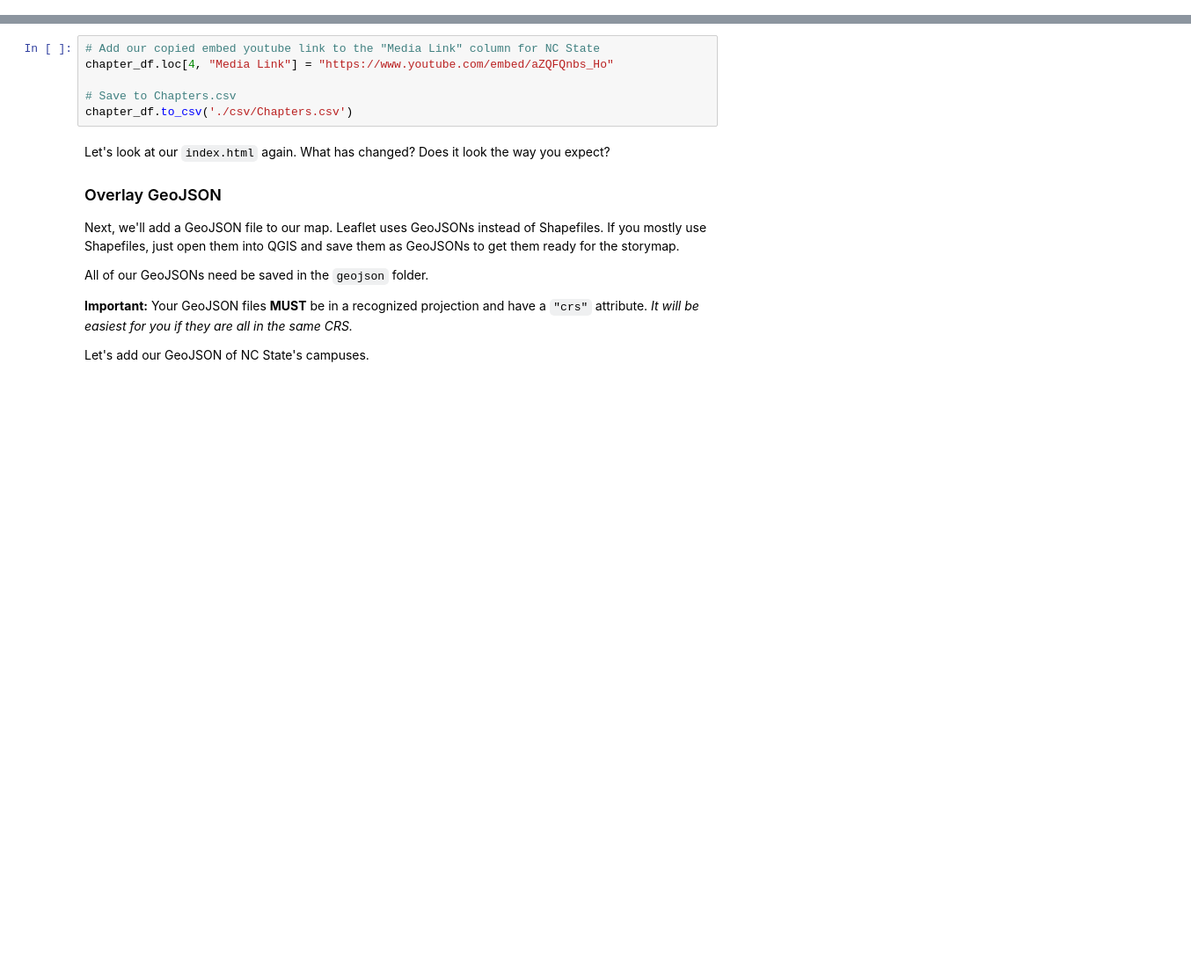
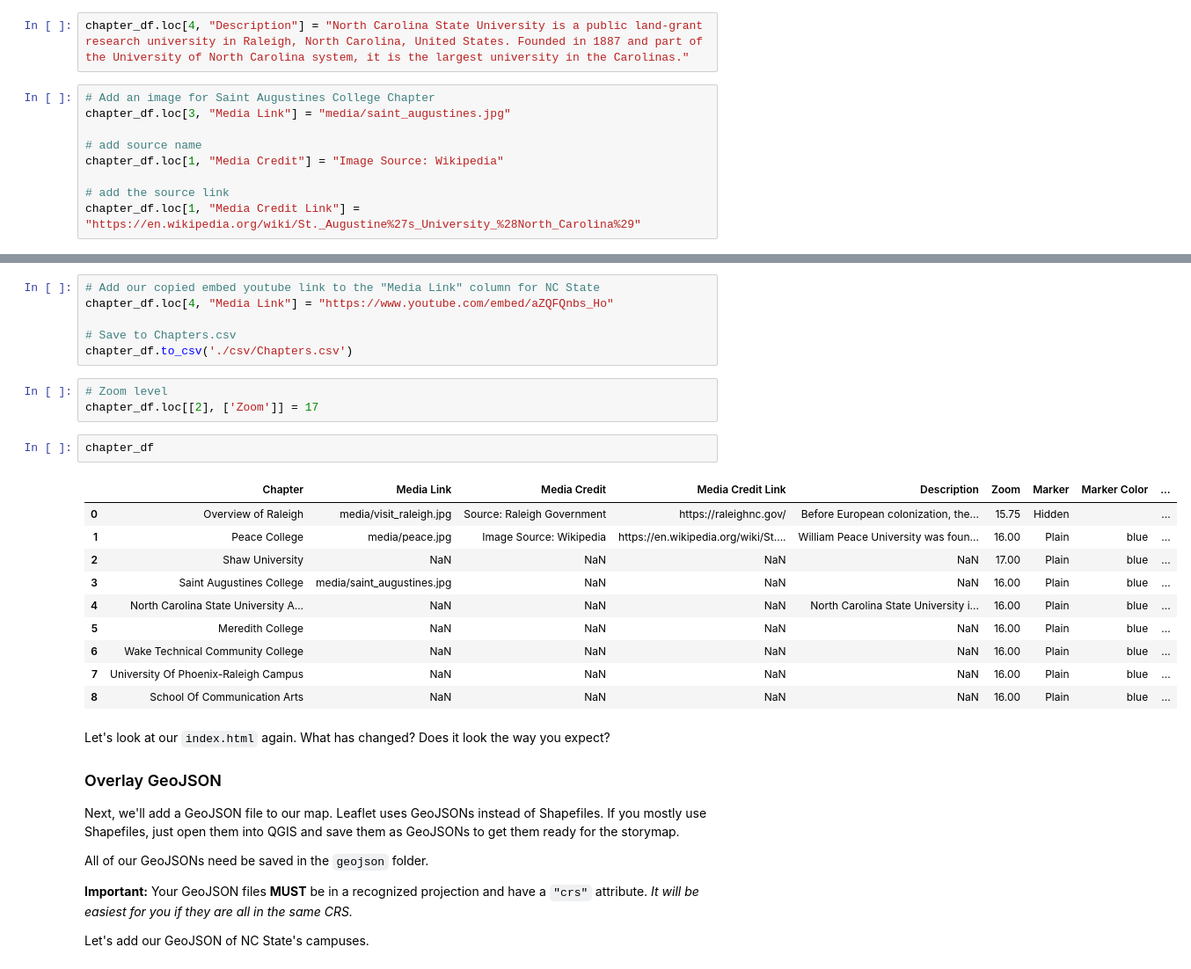
Before and after one commit to lenamillr/GIS495_finalproject_storymap, a Jupyter notebook: storymap.ipynb, the cells around one changed output, grey strips where cells are left out. Shown at 88% size. Saved outputs shown, nothing was run; the diff lists cells and outputs as text; blank space fills up the shorter version.

```diff
--- a/storymap.ipynb
+++ b/storymap.ipynb
@@ -407,3 +507,14 @@ chapter_df.head()
+# %%
+chapter_df.loc[4, "Description"] = "North Carolina State University is a public land-grant research university in Raleigh, North Carolina, United States. Founded in 1887 and part of the University of North Carolina system, it is the largest university in the Carolinas."
+# %%
+# Add an image for Saint Augustines College Chapter
+chapter_df.loc[3, "Media Link"] = "media/saint_augustines.jpg"
+
+# add source name
+chapter_df.loc[1, "Media Credit"] = "Image Source: Wikipedia"
+
+# add the source link
+chapter_df.loc[1, "Media Credit Link"] = "https://en.wikipedia.org/wiki/St._Augustine%27s_University_%28North_Carolina%29"
 # %% [markdown]
 Next, we'll look at adding a video to our narrative bar.
 
@@ -418,6 +529,22 @@ chapter_df.loc[4, "Media Link"] = "https://www.youtube.com/embed/aZQFQnbs_Ho"
 
 # Save to Chapters.csv
 chapter_df.to_csv('./csv/Chapters.csv')
+# %%
+# Zoom level
+chapter_df.loc[[2], ['Zoom']] = 17
+# %%
+chapter_df
+# %% [output]
+|  | Chapter | Media Link | Media Credit | Media Credit Link | Description | Zoom | Marker | Marker Color | ... |
+| 0 | Overview of Raleigh | media/visit_raleigh.jpg | Source: Raleigh Government | https://raleighnc.gov/ | Before European colonization, the... | 15.75 | Hidden |  | ... |
+| 1 | Peace College | media/peace.jpg | Image Source: Wikipedia | https://en.wikipedia.org/wiki/St.... | William Peace University was foun... | 16.00 | Plain | blue | ... |
+| 2 | Shaw University | NaN | NaN | NaN | NaN | 17.00 | Plain | blue | ... |
+| 3 | Saint Augustines College | media/saint_augustines.jpg | NaN | NaN | NaN | 16.00 | Plain | blue | ... |
+| 4 | North Carolina State University A... | NaN | NaN | NaN | North Carolina State University i... | 16.00 | Plain | blue | ... |
+| 5 | Meredith College | NaN | NaN | NaN | NaN | 16.00 | Plain | blue | ... |
+| 6 | Wake Technical Community College | NaN | NaN | NaN | NaN | 16.00 | Plain | blue | ... |
+| 7 | University Of Phoenix-Raleigh Campus | NaN | NaN | NaN | NaN | 16.00 | Plain | blue | ... |
+| 8 | School Of Communication Arts | NaN | NaN | NaN | NaN | 16.00 | Plain | blue | ... |
 # %% [markdown]
 Let's look at our `index.html` again. What has changed? Does it look the way you expect?
 
```
Also changed, not shown: parts of 13 cells of this notebook, 2 other files.
